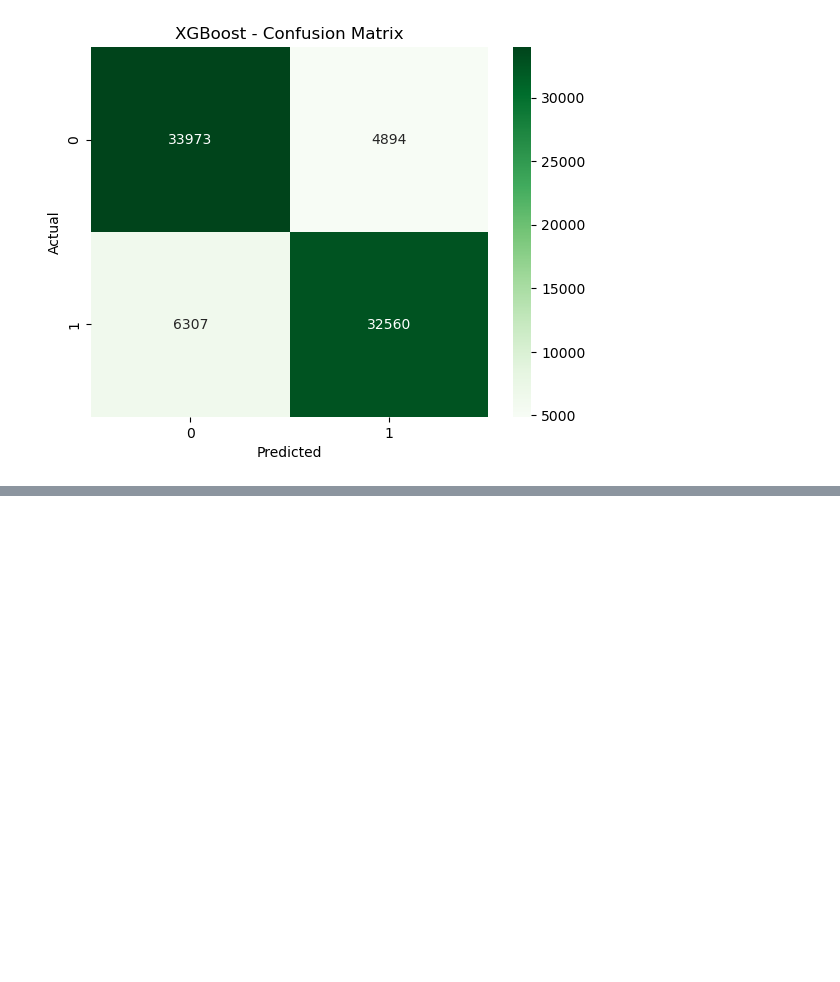
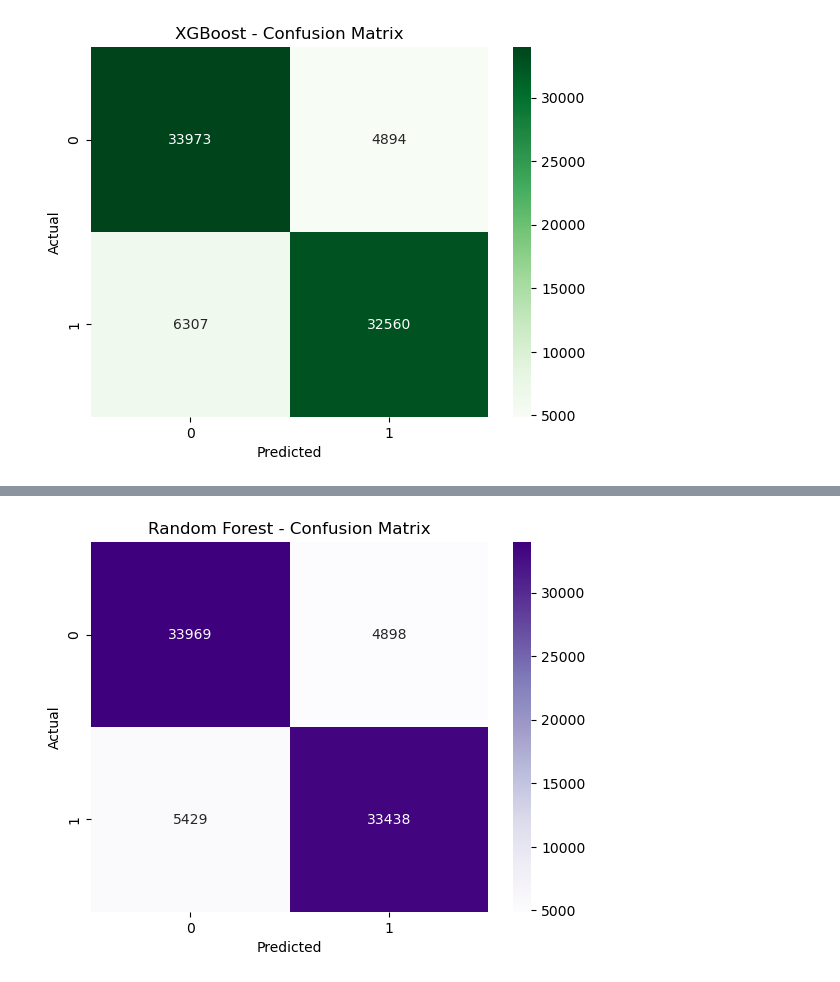
Before and after one commit to najmul19/diabetics_classification_from_daily_activities, a Jupyter notebook: diabatics/diabetics_classification_from_daily_activities.ipynb, the cells around one changed output, grey strips where cells are left out. Saved outputs shown, nothing was run; the diff lists cells and outputs as text; code cells hidden in the pictures; blank space fills up the shorter version.

```diff
--- a/diabatics/diabetics_classification_from_daily_activities.ipynb
+++ b/diabatics/diabetics_classification_from_daily_activities.ipynb
@@ -814,0 +954,17 @@ plt.show()
+# %%
+from sklearn.ensemble import RandomForestClassifier
+
+#model training and initialization
+rf_model = RandomForestClassifier(random_state=42)
+rf_model.fit(X_train, y_train)
+
+#Prediction
+rf_preds = rf_model.predict(X_test)
+rf_proba = rf_model.predict_proba(X_test)[:, 1]
+
+#Evaluation
+print("Random Forest Classifier Results:\n")
+print(confusion_matrix(y_test, rf_preds))
+print(classification_report(y_test, rf_preds))
+print("Accuracy:", accuracy_score(y_test, rf_preds))
+print("ROC-AUC:", roc_auc_score(y_test, rf_proba))
@@ -814,0 +1016,10 @@ plt.show()
+# %%
+#confusion metrix
+cm = confusion_matrix(y_test, rf_preds)
+sns.heatmap(cm, annot=True, fmt='d', cmap='Purples')
+plt.title("Random Forest - Confusion Matrix")
+plt.xlabel("Predicted")
+plt.ylabel("Actual")
+plt.show()
+# %% [output]
+[figure, added]
```
Also changed, not shown: parts of 13 cells of this notebook.
